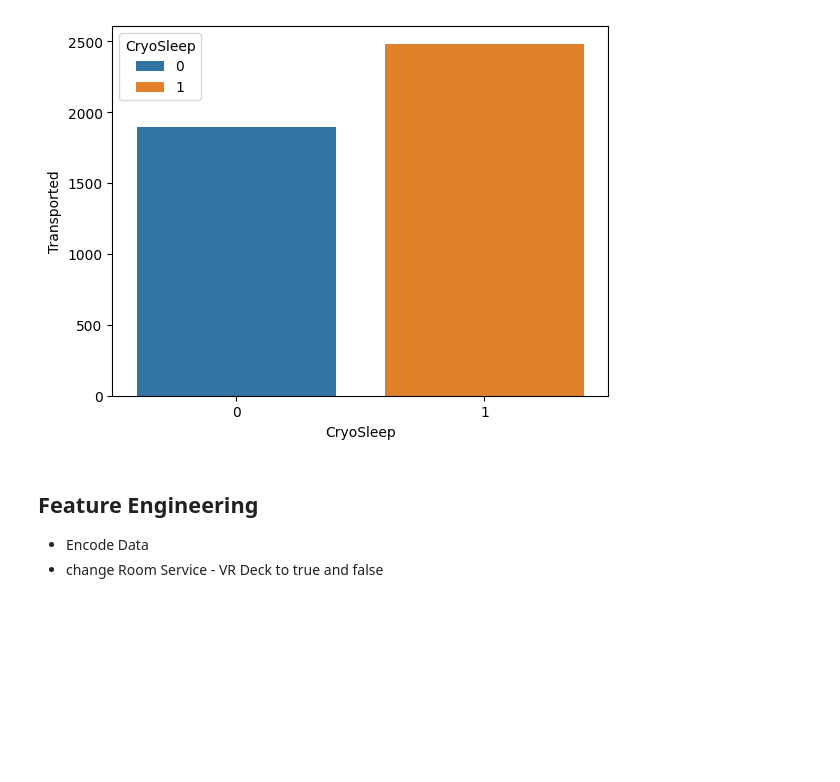
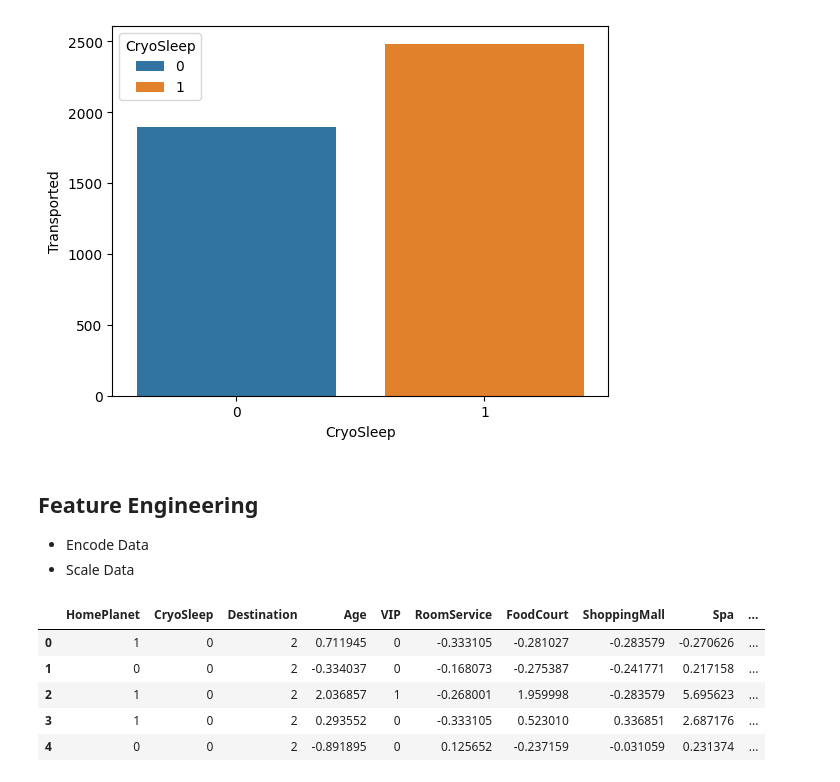
Before and after one commit to archaic-panda/Spaceship-Titanic, a Jupyter notebook: spaceship_travel.ipynb, the cells around one changed output. Drawn from its saved outputs; the diff is of its cells as text; code cells hidden in the pictures; blank space fills up the shorter version.

```diff
--- a/spaceship_travel.ipynb
+++ b/spaceship_travel.ipynb
@@ -304,4 +309,31 @@ sns.barplot(data=df_cs, x='CryoSleep', y='Transported', hue='CryoSleep')
 # %% [markdown]
 ## Feature Engineering
 * Encode Data
-* change Room Service - VR Deck to true and false
+* Scale Data
+# %%
+# Using the label encoder to encode the categorical data
+from sklearn.preprocessing import LabelEncoder
+
+enc = LabelEncoder()
+
+enc_col = ['HomePlanet', 'Destination', 'Deck', 'Side']
+for i in enc_col:
+    data[i] = enc.fit_transform(data[i])
+# %%
+# Scale the data
+from sklearn.preprocessing import StandardScaler
+
+sc = StandardScaler()
+sc_col = ['Age', 'RoomService', 'FoodCourt', 'ShoppingMall', 'Spa', 'VRDeck']
+
+for i in sc_col:
+    data[i] = sc.fit_transform(data[[i]])
+# %%
+data.head()
+# %% [output]
+|  | HomePlanet | CryoSleep | Destination | Age | VIP | RoomService | FoodCourt | ShoppingMall | Spa | ... |
+| 0 | 1 | 0 | 2 | 0.711945 | 0 | -0.333105 | -0.281027 | -0.283579 | -0.270626 | ... |
+| 1 | 0 | 0 | 2 | -0.334037 | 0 | -0.168073 | -0.275387 | -0.241771 | 0.217158 | ... |
+| 2 | 1 | 0 | 2 | 2.036857 | 1 | -0.268001 | 1.959998 | -0.283579 | 5.695623 | ... |
+| 3 | 1 | 0 | 2 | 0.293552 | 0 | -0.333105 | 0.523010 | 0.336851 | 2.687176 | ... |
+| 4 | 0 | 0 | 2 | -0.891895 | 0 | 0.125652 | -0.237159 | -0.031059 | 0.231374 | ... |
```
Also changed, not shown: parts of 15 cells of this notebook.
